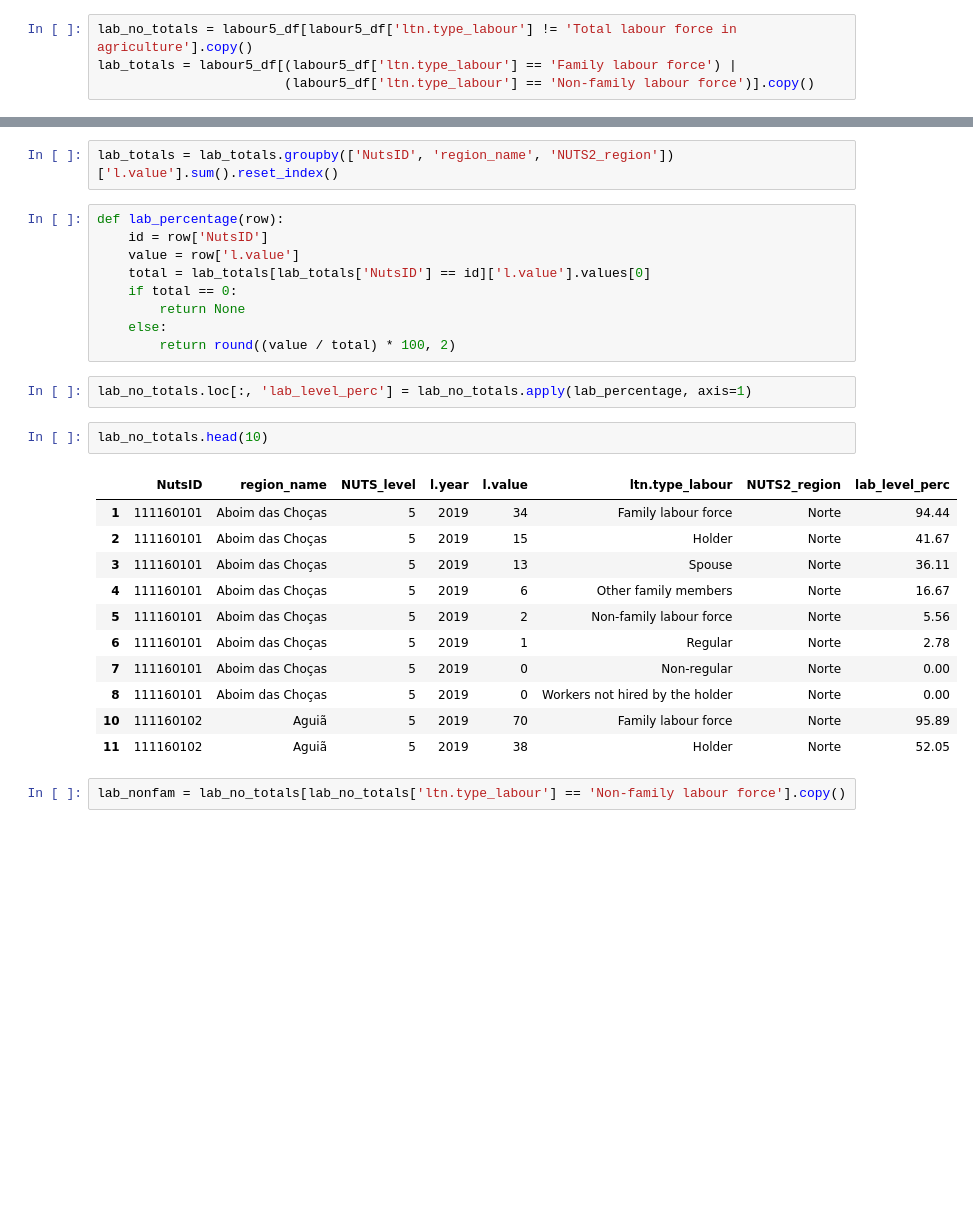
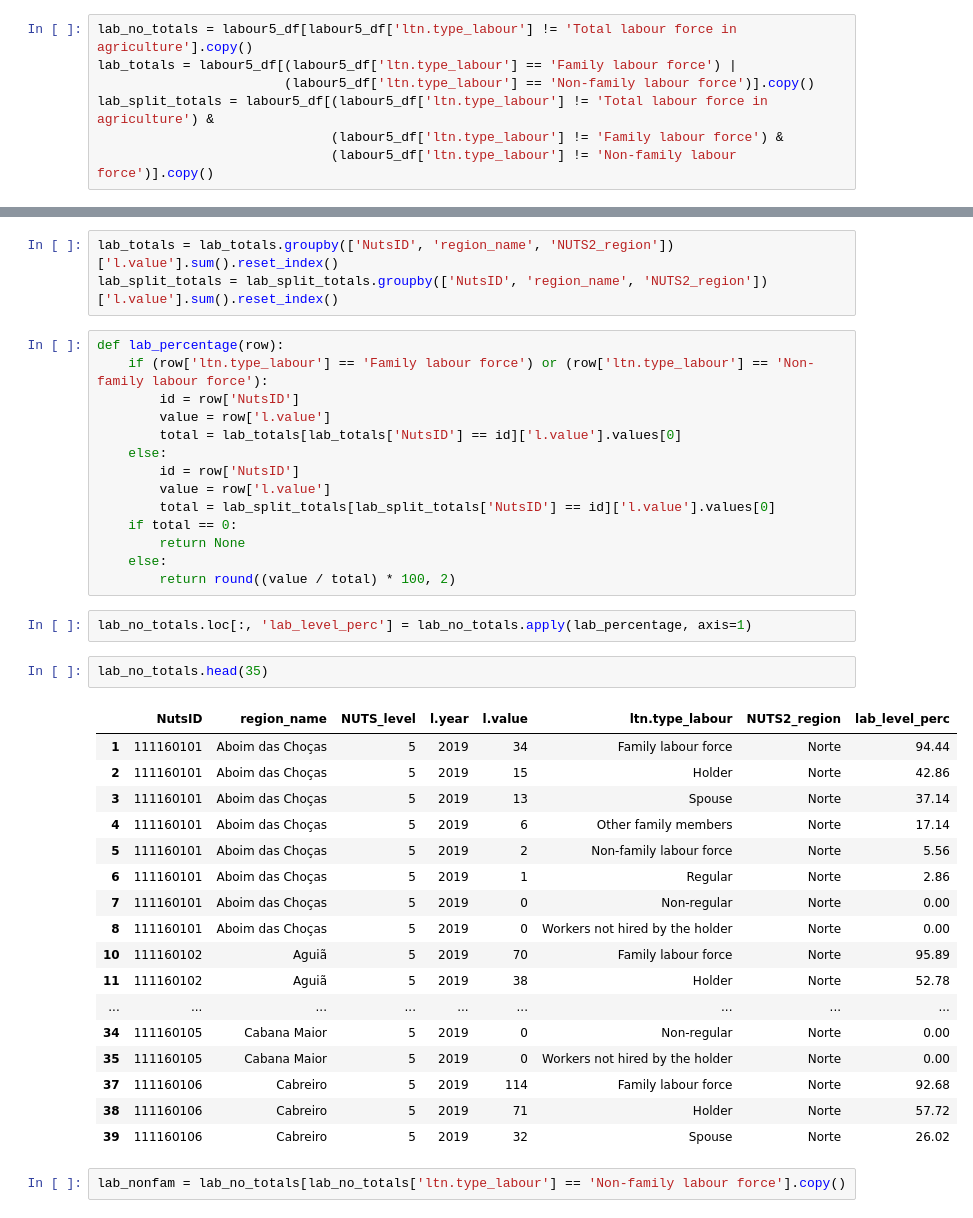
Before and after one commit to domwelsh/avcad_final, a Jupyter notebook: Codes/dom_PCA.ipynb, the cells around one changed output, grey strips where cells are left out. Saved outputs shown, nothing was run; the diff lists cells and outputs as text; blank space fills up the shorter version.

Commit message:
New labour percentage function to handle incorrect sums in table

```diff
--- a/Codes/dom_PCA.ipynb
+++ b/Codes/dom_PCA.ipynb
@@ -367,6 +367,9 @@ labour5_df.head(10)
 lab_no_totals = labour5_df[labour5_df['ltn.type_labour'] != 'Total labour force in agriculture'].copy()
 lab_totals = labour5_df[(labour5_df['ltn.type_labour'] == 'Family labour force') |
                         (labour5_df['ltn.type_labour'] == 'Non-family labour force')].copy()
+lab_split_totals = labour5_df[(labour5_df['ltn.type_labour'] != 'Total labour force in agriculture') &
+                              (labour5_df['ltn.type_labour'] != 'Family labour force') &
+                              (labour5_df['ltn.type_labour'] != 'Non-family labour force')].copy()
 # %%
 lab_totals.head()
 # %% [output]
@@ -378,11 +381,17 @@ lab_totals.head()
 | 19 | 111160104 | Ázere | 5 | 2019 | 18 | Family labour force | Norte |
 # %%
 lab_totals = lab_totals.groupby(['NutsID', 'region_name', 'NUTS2_region'])['l.value'].sum().reset_index()
+lab_split_totals = lab_split_totals.groupby(['NutsID', 'region_name', 'NUTS2_region'])['l.value'].sum().reset_index()
 # %%
 def lab_percentage(row):
-    id = row['NutsID']
-    value = row['l.value']
-    total = lab_totals[lab_totals['NutsID'] == id]['l.value'].values[0]
+    if (row['ltn.type_labour'] == 'Family labour force') or (row['ltn.type_labour'] == 'Non-family labour force'):
+        id = row['NutsID']
+        value = row['l.value']
+        total = lab_totals[lab_totals['NutsID'] == id]['l.value'].values[0]
+    else:
+        id = row['NutsID']
+        value = row['l.value']
+        total = lab_split_totals[lab_split_totals['NutsID'] == id]['l.value'].values[0]
     if total == 0:
         return None
     else:
@@ -390,19 +399,25 @@ def lab_percentage(row):
 # %%
 lab_no_totals.loc[:, 'lab_level_perc'] = lab_no_totals.apply(lab_percentage, axis=1)
 # %%
-lab_no_totals.head(10)
+lab_no_totals.head(35)
 # %% [output]
 |  | NutsID | region_name | NUTS_level | l.year | l.value | ltn.type_labour | NUTS2_region | lab_level_perc |
 | 1 | 111160101 | Aboim das Choças | 5 | 2019 | 34 | Family labour force | Norte | 94.44 |
-| 2 | 111160101 | Aboim das Choças | 5 | 2019 | 15 | Holder | Norte | 41.67 |
-| 3 | 111160101 | Aboim das Choças | 5 | 2019 | 13 | Spouse | Norte | 36.11 |
-| 4 | 111160101 | Aboim das Choças | 5 | 2019 | 6 | Other family members | Norte | 16.67 |
+| 2 | 111160101 | Aboim das Choças | 5 | 2019 | 15 | Holder | Norte | 42.86 |
+| 3 | 111160101 | Aboim das Choças | 5 | 2019 | 13 | Spouse | Norte | 37.14 |
+| 4 | 111160101 | Aboim das Choças | 5 | 2019 | 6 | Other family members | Norte | 17.14 |
 | 5 | 111160101 | Aboim das Choças | 5 | 2019 | 2 | Non-family labour force | Norte | 5.56 |
-| 6 | 111160101 | Aboim das Choças | 5 | 2019 | 1 | Regular | Norte | 2.78 |
+| 6 | 111160101 | Aboim das Choças | 5 | 2019 | 1 | Regular | Norte | 2.86 |
 | 7 | 111160101 | Aboim das Choças | 5 | 2019 | 0 | Non-regular | Norte | 0.00 |
 | 8 | 111160101 | Aboim das Choças | 5 | 2019 | 0 | Workers not hired by the holder | Norte | 0.00 |
 | 10 | 111160102 | Aguiã | 5 | 2019 | 70 | Family labour force | Norte | 95.89 |
-| 11 | 111160102 | Aguiã | 5 | 2019 | 38 | Holder | Norte | 52.05 |
+| 11 | 111160102 | Aguiã | 5 | 2019 | 38 | Holder | Norte | 52.78 |
+| ... | ... | ... | ... | ... | ... | ... | ... | ... |
+| 34 | 111160105 | Cabana Maior | 5 | 2019 | 0 | Non-regular | Norte | 0.00 |
+| 35 | 111160105 | Cabana Maior | 5 | 2019 | 0 | Workers not hired by the holder | Norte | 0.00 |
+| 37 | 111160106 | Cabreiro | 5 | 2019 | 114 | Family labour force | Norte | 92.68 |
+| 38 | 111160106 | Cabreiro | 5 | 2019 | 71 | Holder | Norte | 57.72 |
+| 39 | 111160106 | Cabreiro | 5 | 2019 | 32 | Spouse | Norte | 26.02 |
 # %%
 lab_nonfam = lab_no_totals[lab_no_totals['ltn.type_labour'] == 'Non-family labour force'].copy()
 # %%
```
Also changed, not shown: parts of 36 cells of this notebook.
